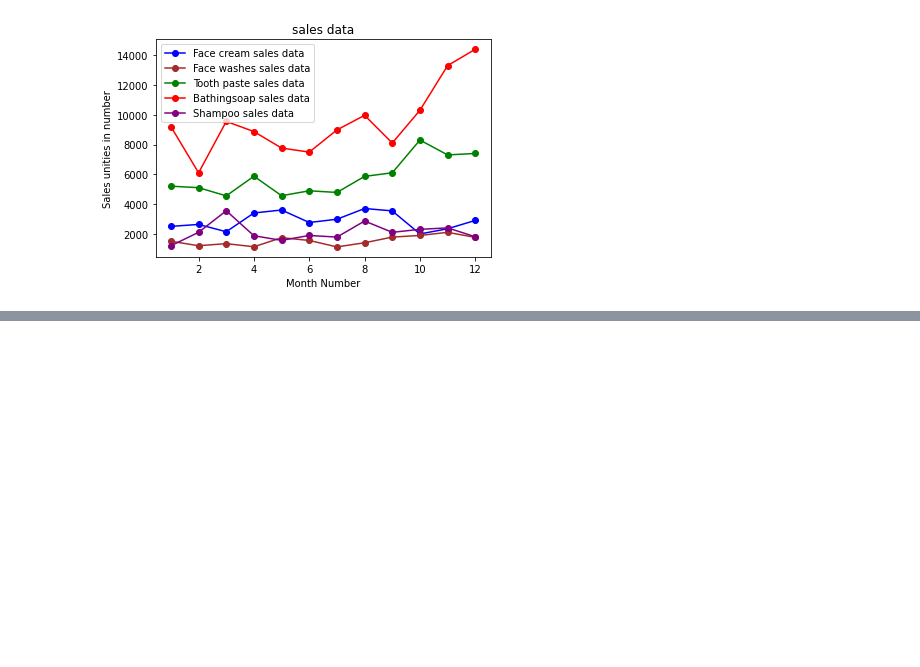
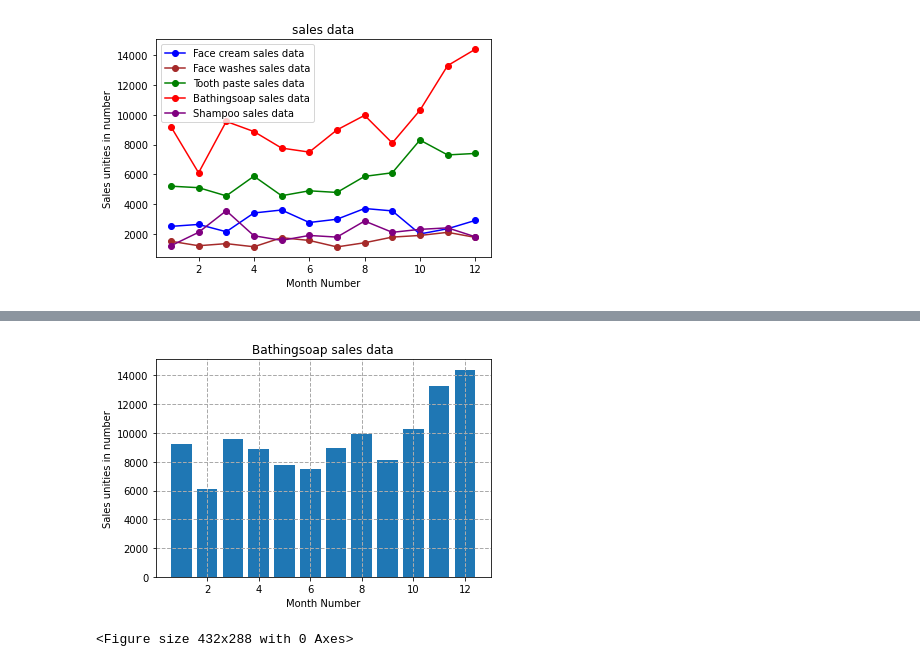
Before and after one commit to momodiagne/AlgorithmicUsingPython, a Jupyter notebook: day06/assignments/01-matplotlib_basic_assignment.ipynb, the cells around one changed output, grey strips where cells are left out. Cells and saved outputs as stored; diff of their text form; code cells hidden in the pictures; blank space fills up the shorter version.

```diff
--- a/day06/assignments/01-matplotlib_basic_assignment.ipynb
+++ b/day06/assignments/01-matplotlib_basic_assignment.ipynb
@@ -168,3 +164,19 @@ NameError: name 'ax' is not defined
+# %%
+import matplotlib.pyplot as plt
+import pandas as pd
+tab=pd.read_csv("../data/company_sales_data.csv")
+x=tab.iloc[:,0]
+b=tab.iloc[:,4]
+plt.bar(x,b)
+plt.xlabel("Month Number")
+plt.ylabel("Sales unities in number")
+plt.grid(True,linewidth=1,color='#aaaaaa',linestyle='--')
+plt.title("Bathingsoap sales data")
+plt.show()
+plt.savefig("")
+# %% [output]
+[figure, added]
+<Figure size 432x288 with 0 Axes>
 # %% [markdown]
 ## Exercise 7
 **Read the total profit of each month and show it using the histogram to see the most common profit ranges**
```
Also changed, not shown: parts of 7 cells of this notebook, 1 other file.
